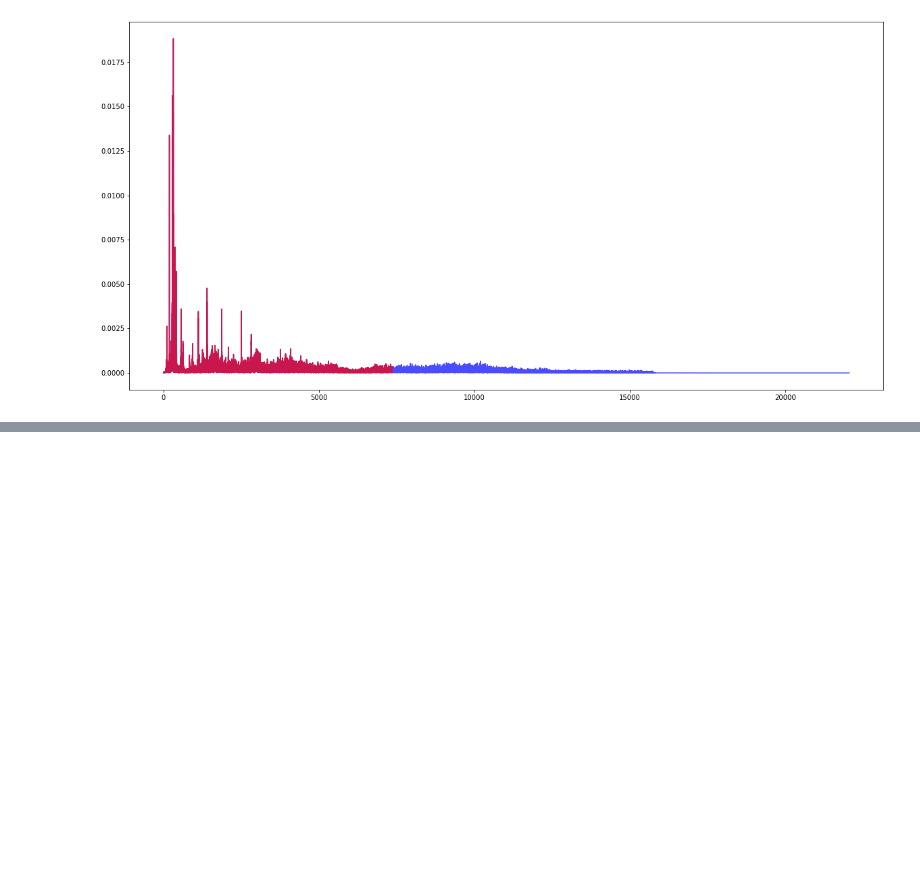
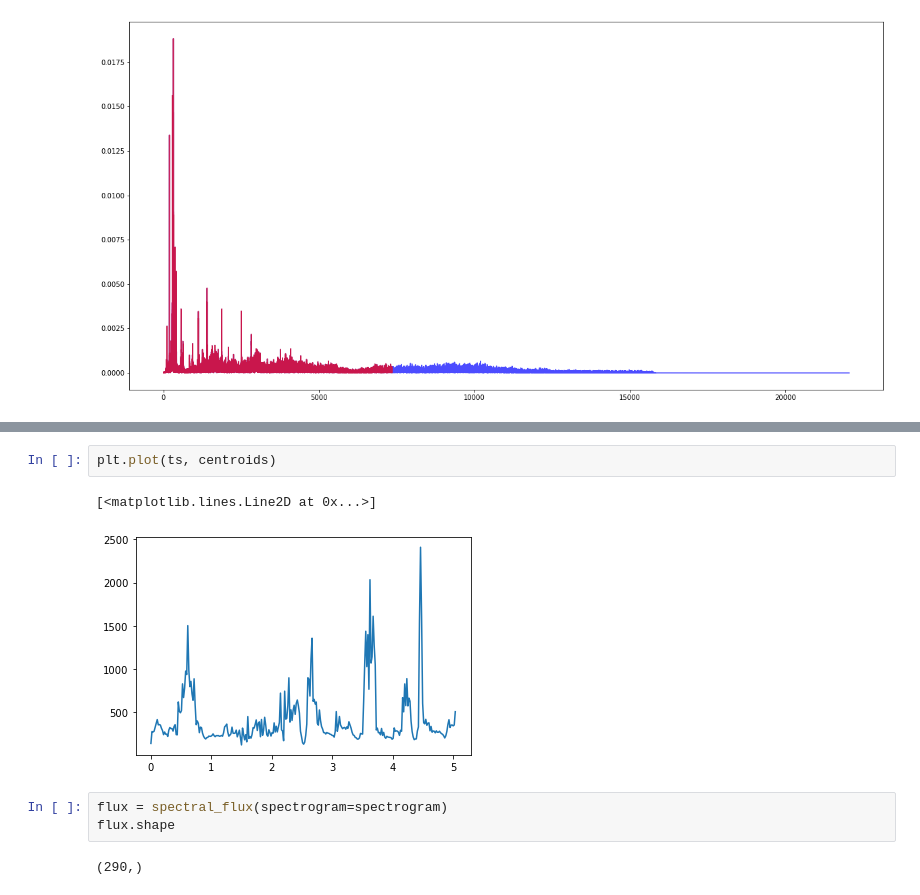
Before and after one commit to JanieTran/BTS_Voice_Classification, a Jupyter notebook: Audio Features.ipynb, the cells around one changed output, grey strips where cells are left out. Saved outputs shown, nothing was run; the diff lists cells and outputs as text; blank space fills up the shorter version.

```diff
--- a/Audio Features.ipynb
+++ b/Audio Features.ipynb
@@ -222,0 +310,10 @@ plt.plot(freqs_res, y_res, color='r', alpha=0.7)
+# %%
+plt.plot(ts, centroids)
+# %% [output]
+[<matplotlib.lines.Line2D at 0x...>]
+[figure, added]
+# %%
+flux = spectral_flux(spectrogram=spectrogram)
+flux.shape
+# %% [output]
+(290,)
```
Also changed, not shown: parts of 19 cells of this notebook, 4 other files.
